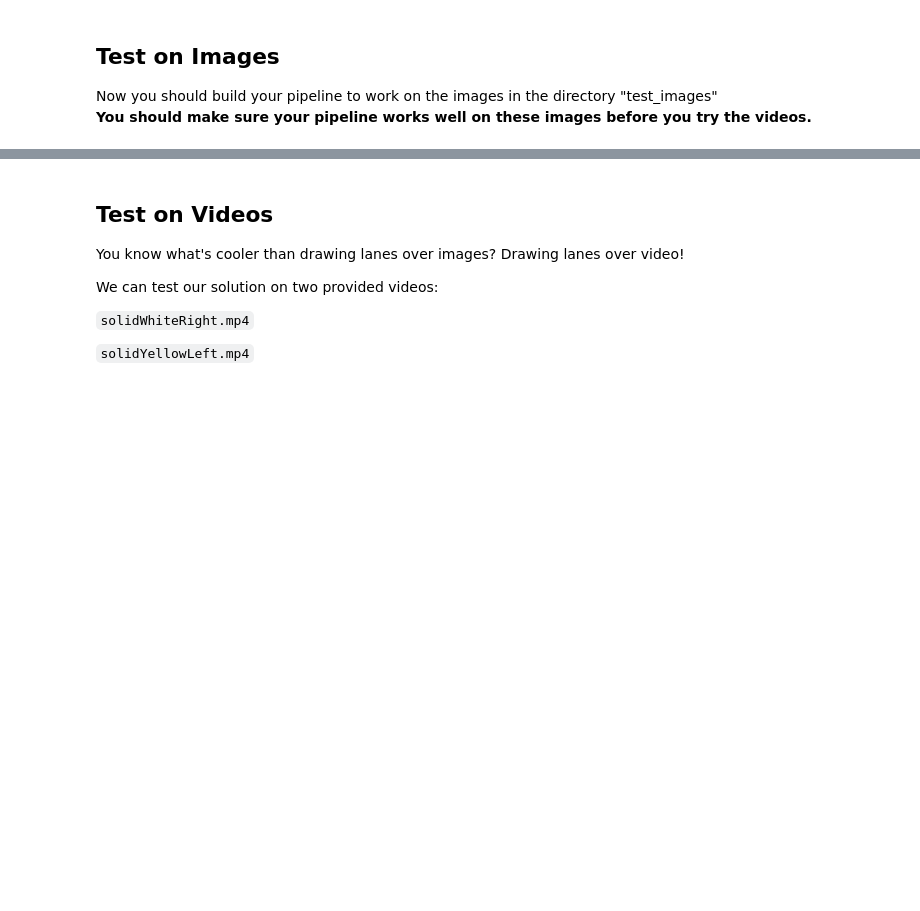
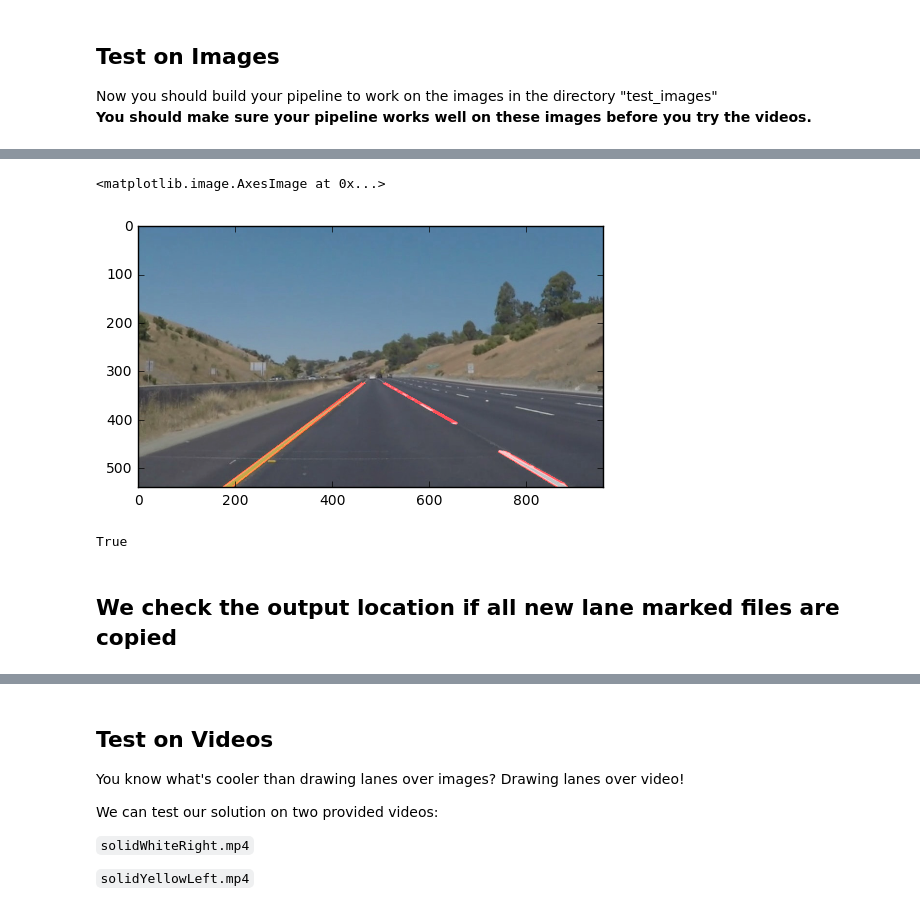
Before and after one commit to Martijnde/Jupyter_Portfolio, a Jupyter notebook: SDCEND P1 Finding Lane lines.ipynb, the cells around one changed output, grey strips where cells are left out. Cells and saved outputs as stored; diff of their text form; code cells hidden in the pictures; blank space fills up the shorter version.

```diff
--- a/SDCEND P1 Finding Lane lines.ipynb
+++ b/SDCEND P1 Finding Lane lines.ipynb
@@ -288,0 +269,13 @@ NameError: name 'mpimg' is not defined
+# %%
+image = mpimg.imread('test_images/whiteCarLaneSwitch.jpg')
+plt.imshow(process_image(image))
+# %% [output]
+<matplotlib.image.AxesImage at 0x...>
+[figure, added]
+# %%
+copy = cv2.imwrite('test_images/whiteCarLaneSwitch_lane_marking.jpg', image)
+print(copy)
+# %% [output]
+True
+# %% [markdown]
+## We check the output location if all new lane marked files are copied
```
Also changed, not shown: parts of 23 cells of this notebook.
